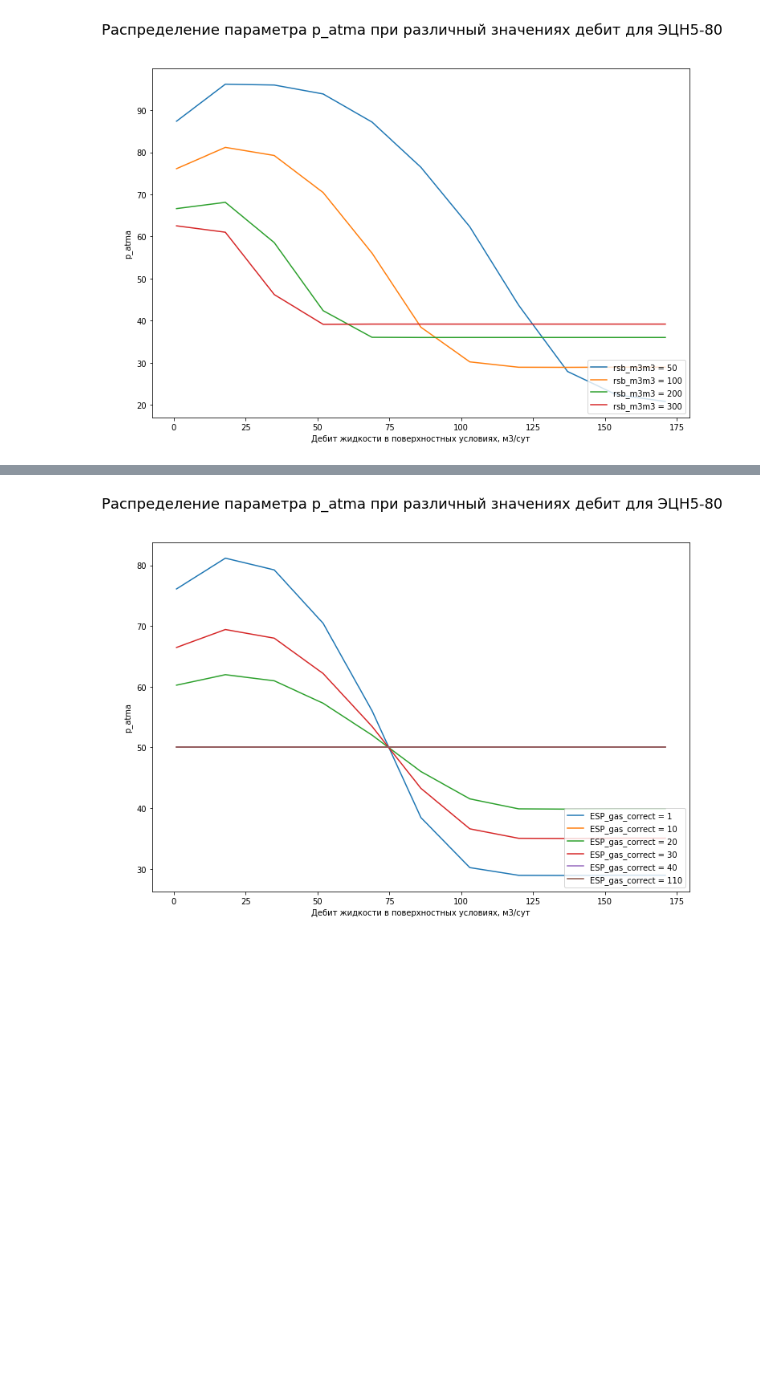
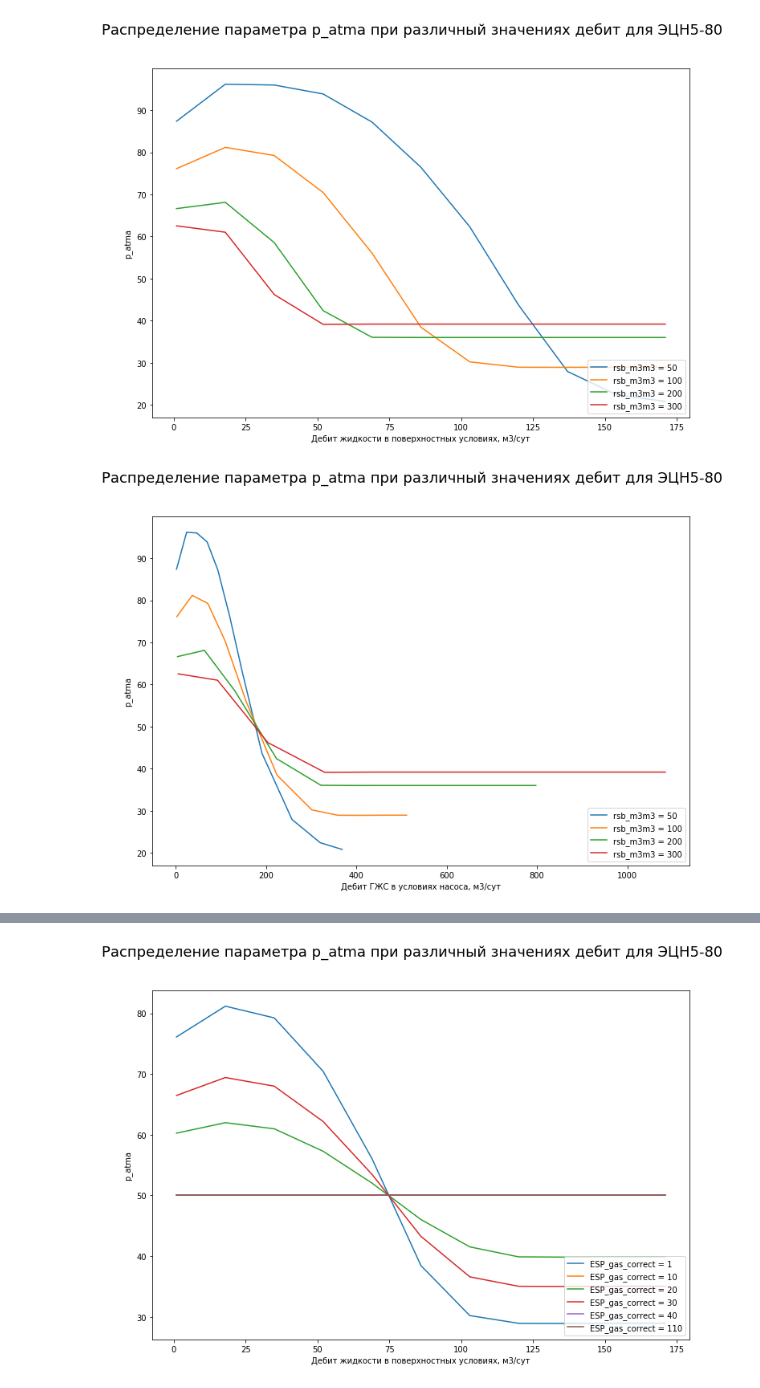
Before and after one commit to unifloc/unifloc_vba, a Jupyter notebook: examples_python/ex074.ESP_inside.ipynb, the cells around one changed output, grey strips where cells are left out. Drawn from its saved outputs; the diff is of its cells as text; code cells hidden in the pictures; blank space fills up the shorter version.

```diff
--- a/examples_python/ex074.ESP_inside.ipynb
+++ b/examples_python/ex074.ESP_inside.ipynb
@@ -252,3 +272,7 @@ sense_curve(esp_data.copy(), pvt_str_data.copy(), 'rsb_m3m3', [50, 100, 200, 300
 # %% [output]
 [figure]
+# %%
+sense_curve(esp_data.copy(), pvt_str_data.copy(), 'rsb_m3m3', [50, 100, 200, 300], True, 'p_atma', use_q_mix=True )
+# %% [output]
+[figure, added]
 # %%
```
Also changed, not shown: parts of 15 cells of this notebook.
